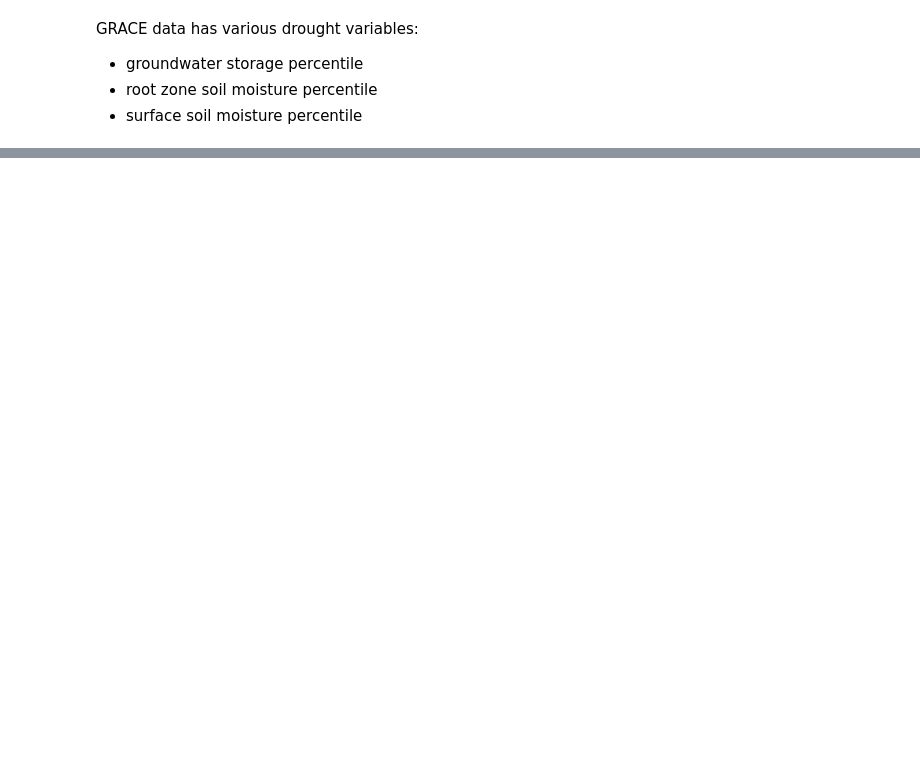
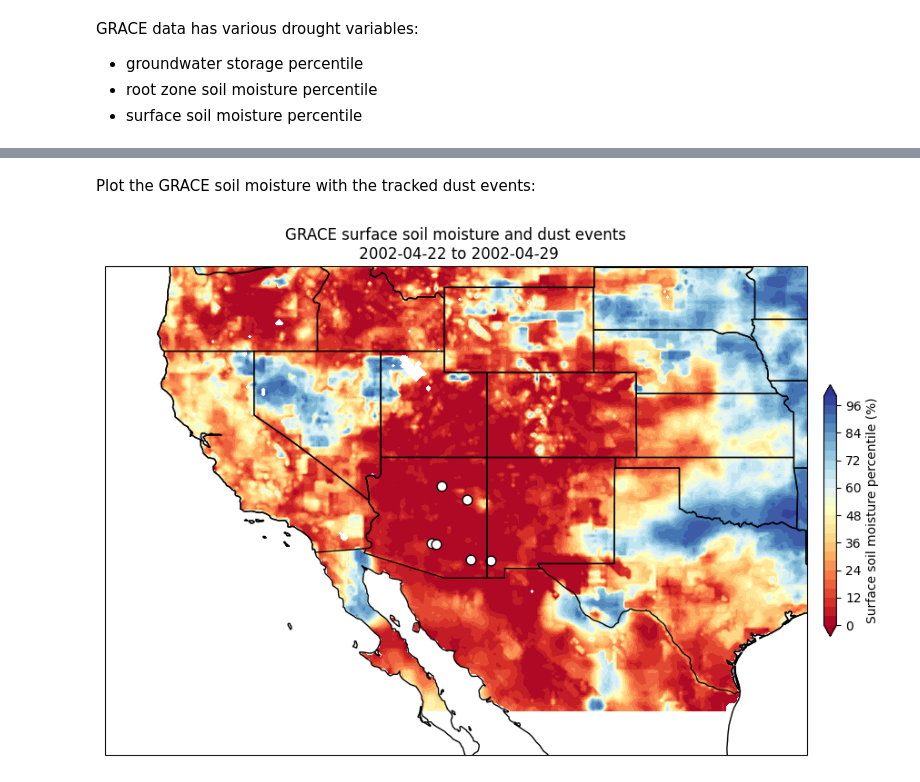
Before and after one commit to jesseturner/Dust_Analysis, a Jupyter notebook: grace.ipynb, the cells around one changed output, grey strips where cells are left out. Cells and saved outputs as stored; diff of their text form; code cells hidden in the pictures; blank space fills up the shorter version.

```diff
--- a/grace.ipynb
+++ b/grace.ipynb
@@ -67,0 +91,10 @@ with open('Dust_LatLon_SecondPass_Bill.xlsx - Data LatLon.csv', newline='') as c
+# %%
+dust_df = pd.read_csv('Dust_LatLon_SecondPass_Bill.xlsx - Data LatLon.csv')
+
+#--- Converting the string datetime to actual datetime
+dust_df['Date (YYYYMMDD)'] = pd.to_datetime(dust_df['Date (YYYYMMDD)'], format='%Y%m%d')
+
+#--- Removing the dates not checked by me or Bill
+dust_df = dust_df[(dust_df['Jesse Check'] == 'x') | (dust_df['Bill add'] == 'x')]
+
+dust_df
@@ -67,0 +118,7 @@ with open('Dust_LatLon_SecondPass_Bill.xlsx - Data LatLon.csv', newline='') as c
+# %%
+start_date = grace_date - pd.Timedelta(days=7)
+end_date = grace_date
+
+dust_df_date = dust_df[(dust_df['Date (YYYYMMDD)'] >= start_date) & (dust_df['Date (YYYYMMDD)'] <= end_date)]
+
+dust_df_date
@@ -67,0 +134,23 @@ with open('Dust_LatLon_SecondPass_Bill.xlsx - Data LatLon.csv', newline='') as c
+# %% [markdown]
+Plot the GRACE soil moisture with the tracked dust events:
+# %%
+projection=ccrs.PlateCarree(central_longitude=0)
+fig,ax=plt.subplots(1, figsize=(12,12),subplot_kw={'projection': projection})
+cmap = plt.cm.RdYlBu
+levels = np.linspace(0, 100, 26)
+
+c=ax.contourf(grace_ds.lon, grace_ds.lat, grace_ds.sfsm_inst[0], cmap=cmap, extend='both', levels=levels)
+dust=ax.scatter(dust_df_date.longitude.astype(float), dust_df_date.latitude.astype(float), s=60, facecolors='white', edgecolors='black')
+
+ax.set_extent([longitude_west-3, longitude_east+3, latitude_south-3, latitude_north+3], crs=ccrs.PlateCarree())
+
+clb = plt.colorbar(c, shrink=0.3, pad=0.02, ax=ax)
+clb.set_label('Surface soil moisture percentile (%)')
+
+ax.set_title("GRACE surface soil moisture and dust events\n "+start_date.strftime('%Y-%m-%d')+" to "+end_date.strftime('%Y-%m-%d') )
+ax.coastlines(resolution='50m', color='black', linewidth=1)
+ax.add_feature(cfeature.STATES)
+
+fig.show()
+# %% [output]
+[figure, added]
```
Also changed, not shown: parts of 12 cells of this notebook, 2 other files.
